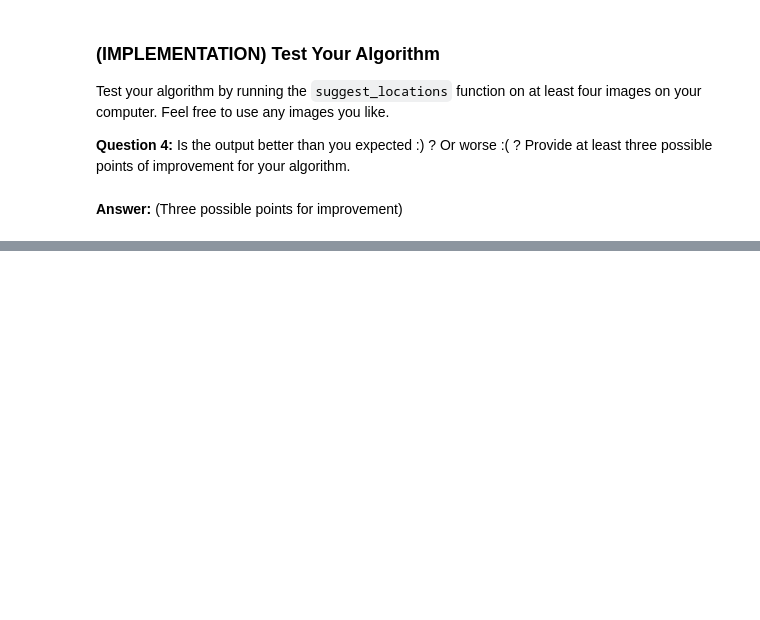
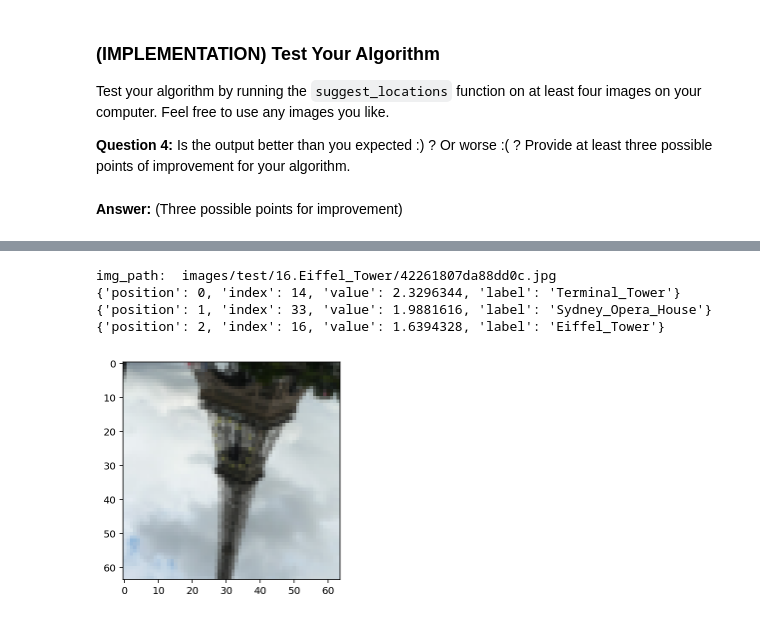
Before and after one commit to jgarza9788/nd101-c2-landmarks-starter, a Jupyter notebook: landmark_project/landmark.ipynb, the cells around one changed output, grey strips where cells are left out. Drawn from its saved outputs; the diff is of its cells as text; code cells hidden in the pictures; blank space fills up the shorter version.

```diff
--- a/landmark_project/landmark.ipynb
+++ b/landmark_project/landmark.ipynb
@@ -827,0 +851,8 @@ __Answer:__ (Three possible points for improvement)
+# %%
+suggest_locations('images/test/16.Eiffel_Tower/42261807da88dd0c.jpg')
+# %% [output]
+img_path:  images/test/16.Eiffel_Tower/42261807da88dd0c.jpg
+{'position': 0, 'index': 14, 'value': 2.3296344, 'label': 'Terminal_Tower'}
+{'position': 1, 'index': 33, 'value': 1.9881616, 'label': 'Sydney_Opera_House'}
+{'position': 2, 'index': 16, 'value': 1.6394328, 'label': 'Eiffel_Tower'}
+[figure, added]
```
Also changed, not shown: parts of 13 cells of this notebook, 1 other file.
